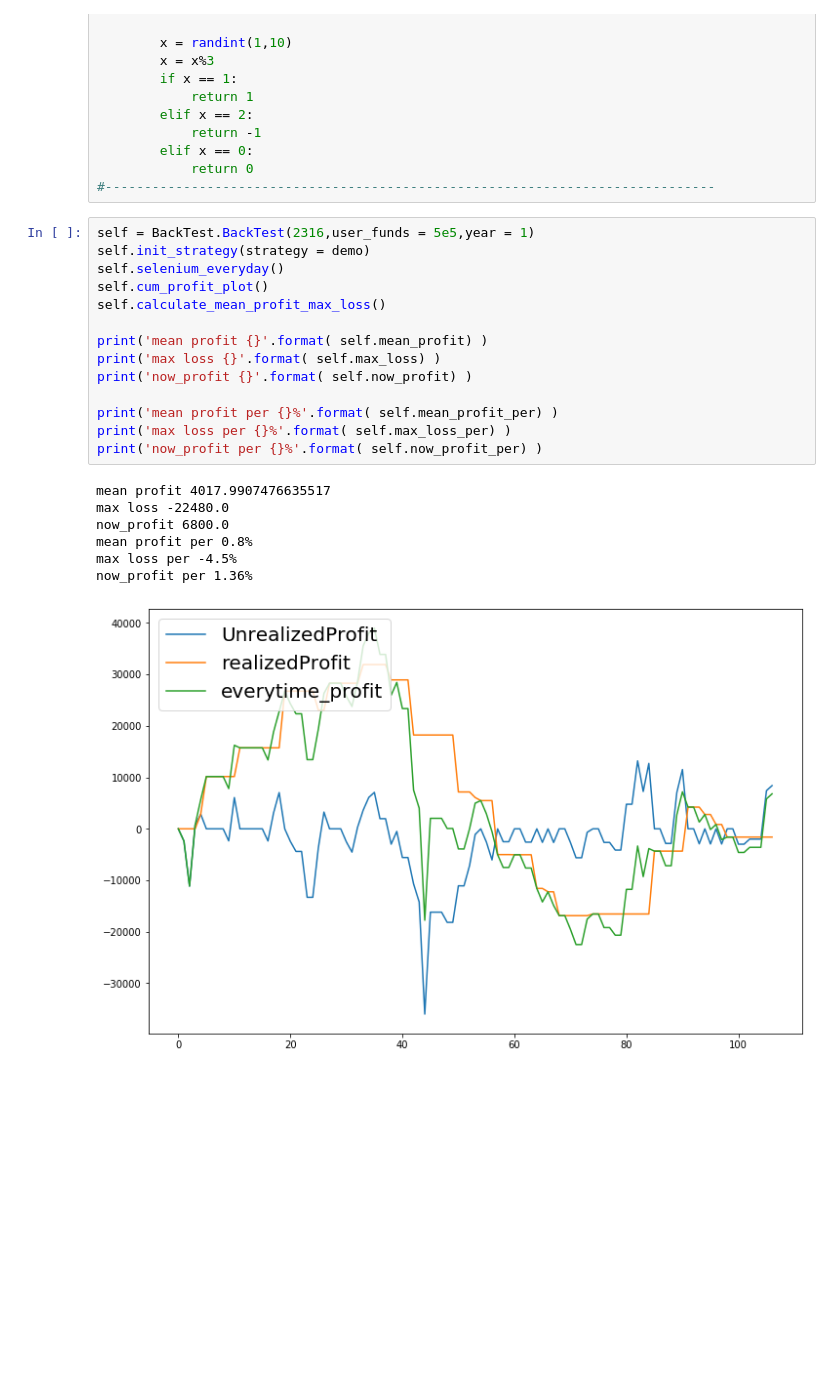
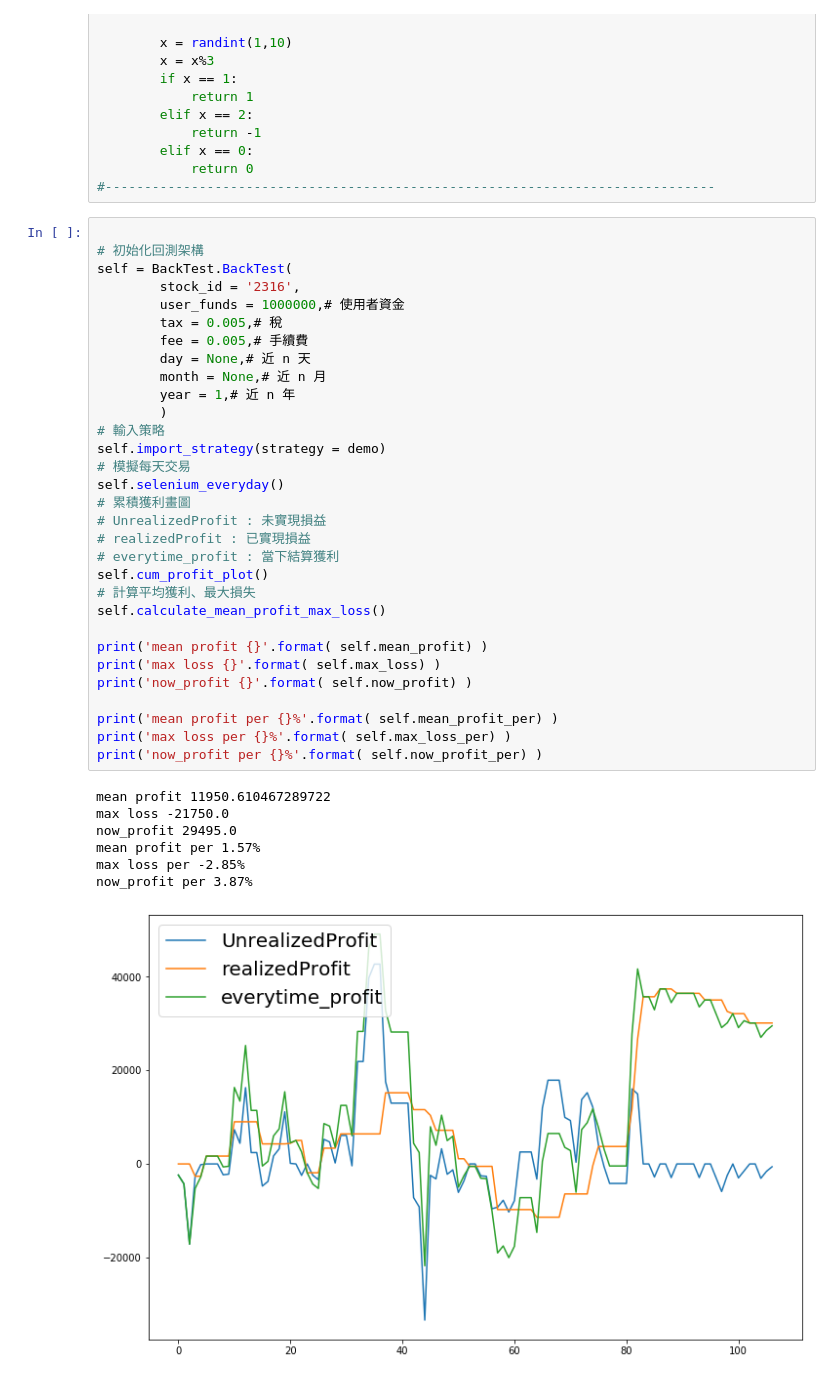
Before and after one commit to FinMind/FinMind, a Jupyter notebook: FinMind/BackTesting/test.ipynb, the cells around one changed output. Drawn from its saved outputs; the diff is of its cells as text; blank space fills up the shorter version.

```diff
--- a/FinMind/BackTesting/test.ipynb
+++ b/FinMind/BackTesting/test.ipynb
@@ -45,24 +45,41 @@ class demo:
             return 0
 #------------------------------------------------------------------------------
 # %%
-self = BackTest.BackTest(2316,user_funds = 5e5,year = 1)
-self.init_strategy(strategy = demo)
+
+# 初始化回測架構
+self = BackTest.BackTest(
+        stock_id = '2316',
+        user_funds = 1000000,# 使用者資金
+        tax = 0.005,# 稅
+        fee = 0.005,# 手續費
+        day = None,# 近 n 天
+        month = None,# 近 n 月
+        year = 1,# 近 n 年
+        )
+# 輸入策略
+self.import_strategy(strategy = demo)
+# 模擬每天交易
 self.selenium_everyday()
+# 累積獲利畫圖
+# UnrealizedProfit : 未實現損益
+# realizedProfit : 已實現損益
+# everytime_profit : 當下結算獲利
 self.cum_profit_plot()
+# 計算平均獲利、最大損失
 self.calculate_mean_profit_max_loss()
 
 print('mean profit {}'.format( self.mean_profit) )
 print('max loss {}'.format( self.max_loss) )
 print('now_profit {}'.format( self.now_profit) )
 
 print('mean profit per {}%'.format( self.mean_profit_per) )
 print('max loss per {}%'.format( self.max_loss_per) )
 print('now_profit per {}%'.format( self.now_profit_per) )
 # %% [output]
-mean profit 4017.9907476635517
-max loss -22480.0
-now_profit 6800.0
-mean profit per 0.8%
-max loss per -4.5%
-now_profit per 1.36%
+mean profit 11950.610467289722
+max loss -21750.0
+now_profit 29495.0
+mean profit per 1.57%
+max loss per -2.85%
+now_profit per 3.87%
-[figure, old version]
+[figure, new version]
```
